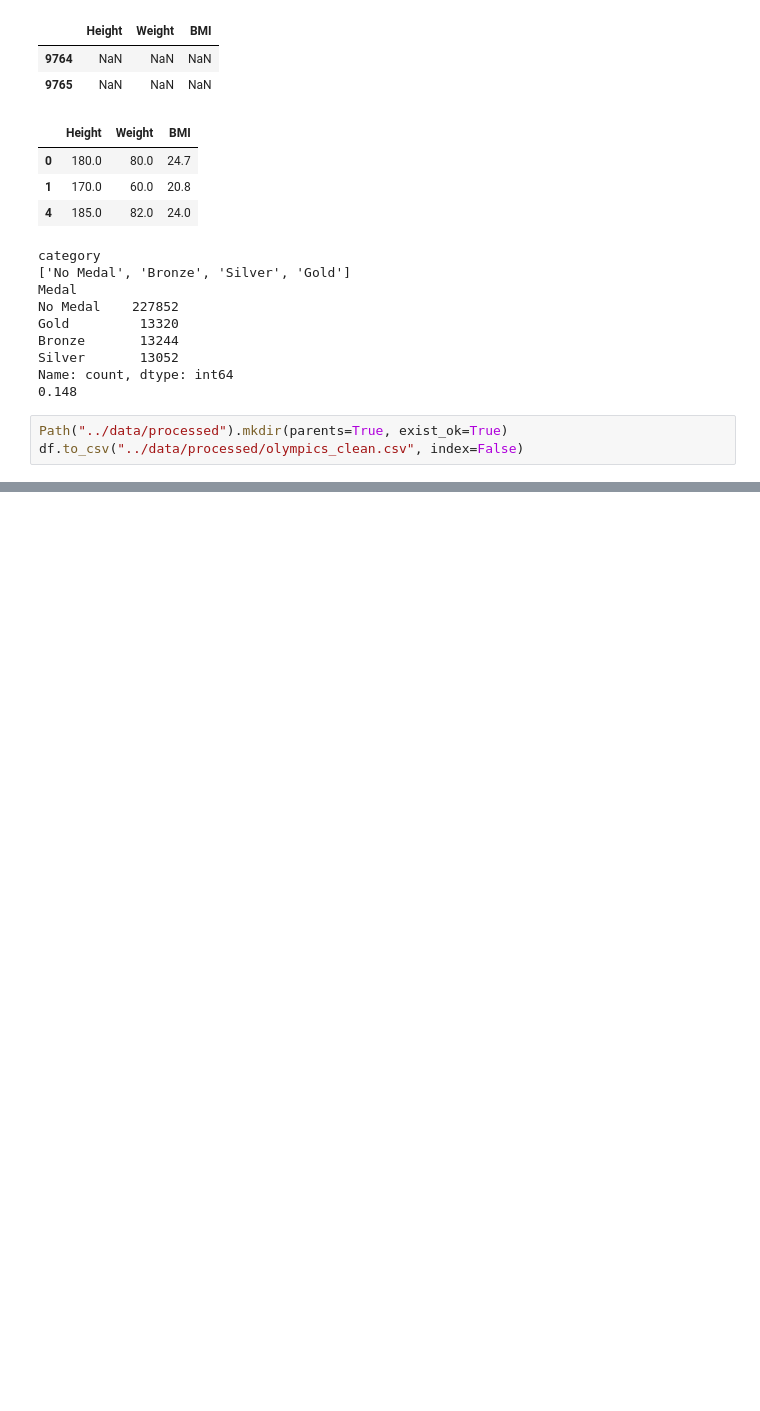
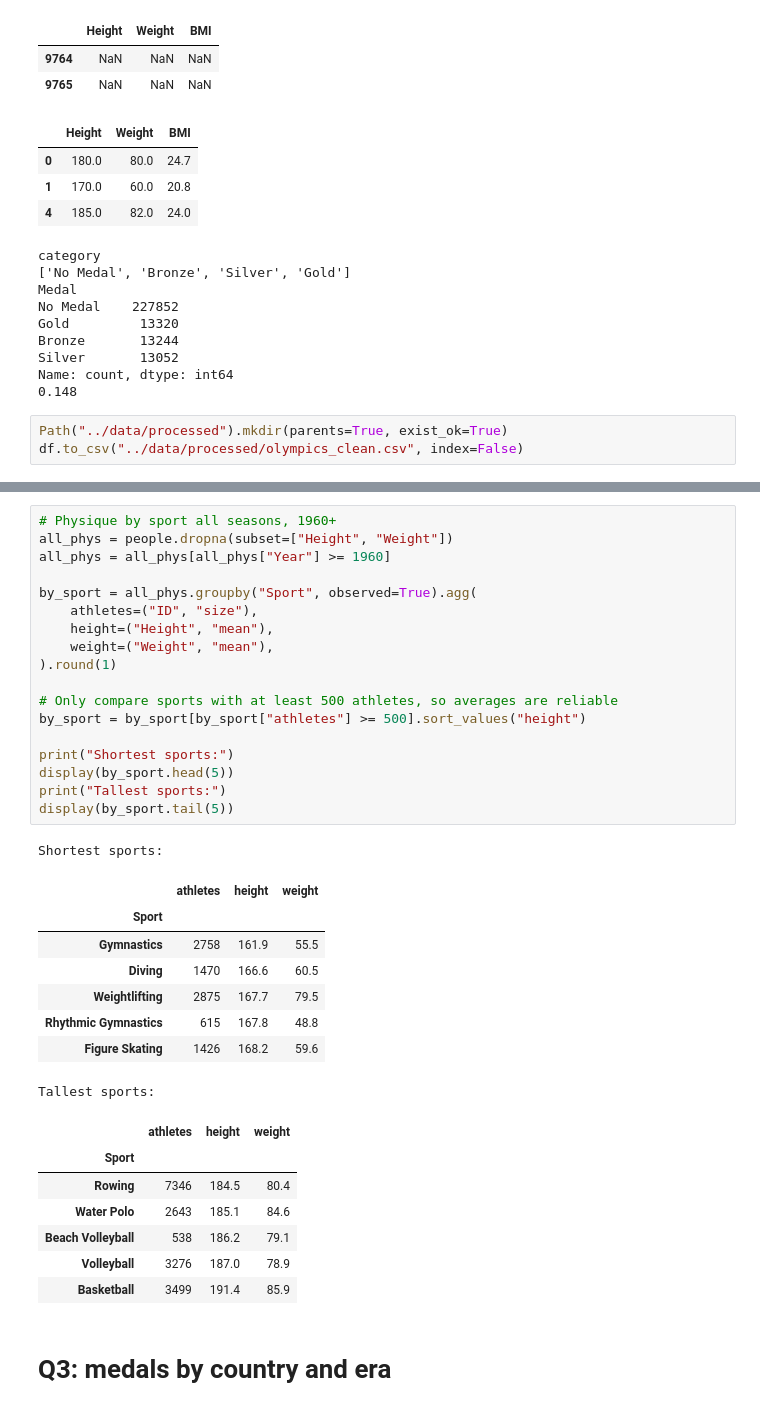
Before and after one commit to saifahmad03/pandas_project, a Jupyter notebook: notebooks/olympics_analysis.ipynb, the cells around one changed output, grey strips where cells are left out. Saved outputs shown, nothing was run; the diff lists cells and outputs as text; blank space fills up the shorter version.

```diff
--- a/notebooks/olympics_analysis.ipynb
+++ b/notebooks/olympics_analysis.ipynb
@@ -336,0 +389,37 @@ df.to_csv("../data/processed/olympics_clean.csv", index=False)
+# %%
+# Physique by sport all seasons, 1960+
+all_phys = people.dropna(subset=["Height", "Weight"])
+all_phys = all_phys[all_phys["Year"] >= 1960]
+
+by_sport = all_phys.groupby("Sport", observed=True).agg(
+    athletes=("ID", "size"),
+    height=("Height", "mean"),
+    weight=("Weight", "mean"),
+).round(1)
+
+# Only compare sports with at least 500 athletes, so averages are reliable
+by_sport = by_sport[by_sport["athletes"] >= 500].sort_values("height")
+
+print("Shortest sports:")
+display(by_sport.head(5))
+print("Tallest sports:")
+display(by_sport.tail(5))
+# %% [output]
+Shortest sports:
+|  | athletes | height | weight |
+| Sport |  |  |  |
+| Gymnastics | 2758 | 161.9 | 55.5 |
+| Diving | 1470 | 166.6 | 60.5 |
+| Weightlifting | 2875 | 167.7 | 79.5 |
+| Rhythmic Gymnastics | 615 | 167.8 | 48.8 |
+| Figure Skating | 1426 | 168.2 | 59.6 |
+Tallest sports:
+|  | athletes | height | weight |
+| Sport |  |  |  |
+| Rowing | 7346 | 184.5 | 80.4 |
+| Water Polo | 2643 | 185.1 | 84.6 |
+| Beach Volleyball | 538 | 186.2 | 79.1 |
+| Volleyball | 3276 | 187.0 | 78.9 |
+| Basketball | 3499 | 191.4 | 85.9 |
+# %% [markdown]
+# Q3: medals by country and era
```
Also changed, not shown: parts of 17 cells of this notebook.
